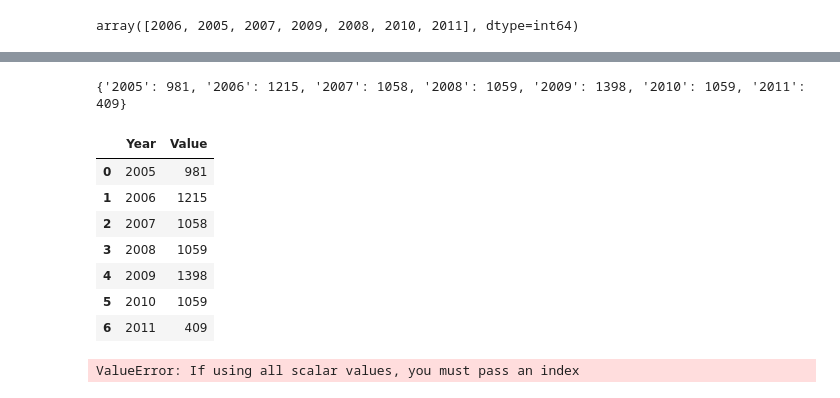
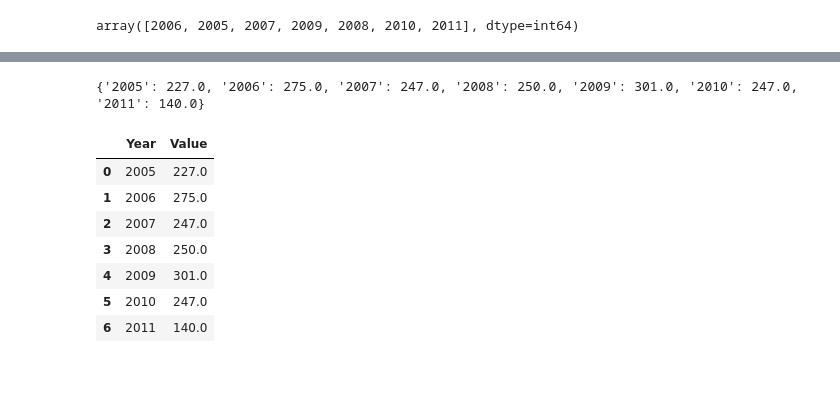
Before and after one commit to samwallach7/Project1-DELTS, a Jupyter notebook: main.ipynb, the cells around one changed output, grey strips where cells are left out. Drawn from its saved outputs; the diff is of its cells as text; code cells hidden in the pictures.

```diff
--- a/main.ipynb
+++ b/main.ipynb
@@ -50,0 +42,5 @@ Year7= Scoring_shootout_df.loc[Scoring_shootout_df['year'] ==2011,'S'].sum()
+# %%
+#calculate the max number of Shoutout games played  by individual player-creating a pivot table that filter the max number per team per year
+result_df = Scoring_shootout_df.pivot_table(index='tmID', columns='year', values='S', aggfunc='max')
+result_df=result_df.dropna()
+result_df
@@ -51,35 +66,39 @@ Year7= Scoring_shootout_df.loc[Scoring_shootout_df['year'] ==2011,'S'].sum()
+# %%
+Year1_sum = result_df[2005].sum()
+Year2_sum = result_df[2006].sum()
+Year3_sum = result_df[2007].sum()
+Year4_sum = result_df[2008].sum()
+Year5_sum = result_df[2009].sum()
+Year6_sum = result_df[2010].sum()
+Year7_sum = result_df[2011].sum()
 # %%
-Scoring_per_year=({"2005":Year1,
-                          "2006": Year2,
-                          "2007": Year3,
-                          "2008": Year4,
-                          "2009": Year5,
-                          "2010": Year6,
-                          "2011": Year7,
+Scoring_per_year=({"2005":Year1_sum,
+                          "2006": Year2_sum,
+                          "2007": Year3_sum,
+                          "2008": Year4_sum,
+                          "2009": Year5_sum,
+                          "2010": Year6_sum,
+                          "2011": Year7_sum,
                           })
 print(Scoring_per_year)
 
 # Convert the dictionary to a DataFrame
 
 Scoring_shootout_df= pd.DataFrame.from_dict(Scoring_per_year, orient='index', columns=['Value'])
 
 # Reset the index to have 'Year' as a separate column
 Scoring_shootout_df.reset_index(inplace=True)
 Scoring_shootout_df.columns = ['Year', 'Value']
 
 # Display the resulting DataFrame
 Scoring_shootout_df
 # %% [output]
-{'2005': 981, '2006': 1215, '2007': 1058, '2008': 1059, '2009': 1398, '2010': 1059, '2011': 409}
+{'2005': 227.0, '2006': 275.0, '2007': 247.0, '2008': 250.0, '2009': 301.0, '2010': 247.0, '2011': 140.0}
 |  | Year | Value |
-| 0 | 2005 | 981 |
-| 1 | 2006 | 1215 |
-| 2 | 2007 | 1058 |
-| 3 | 2008 | 1059 |
-| 4 | 2009 | 1398 |
-| 5 | 2010 | 1059 |
-| 6 | 2011 | 409 |
+| 0 | 2005 | 227.0 |
+| 1 | 2006 | 275.0 |
+| 2 | 2007 | 247.0 |
+| 3 | 2008 | 250.0 |
+| 4 | 2009 | 301.0 |
+| 5 | 2010 | 247.0 |
+| 6 | 2011 | 140.0 |
-# %%
-Scoring_shootout_df= pd.DataFrame(Scoring_per_year).set_index
-# %% [output]
-ValueError: If using all scalar values, you must pass an index
```
Also changed, not shown: parts of 8 cells of this notebook.
